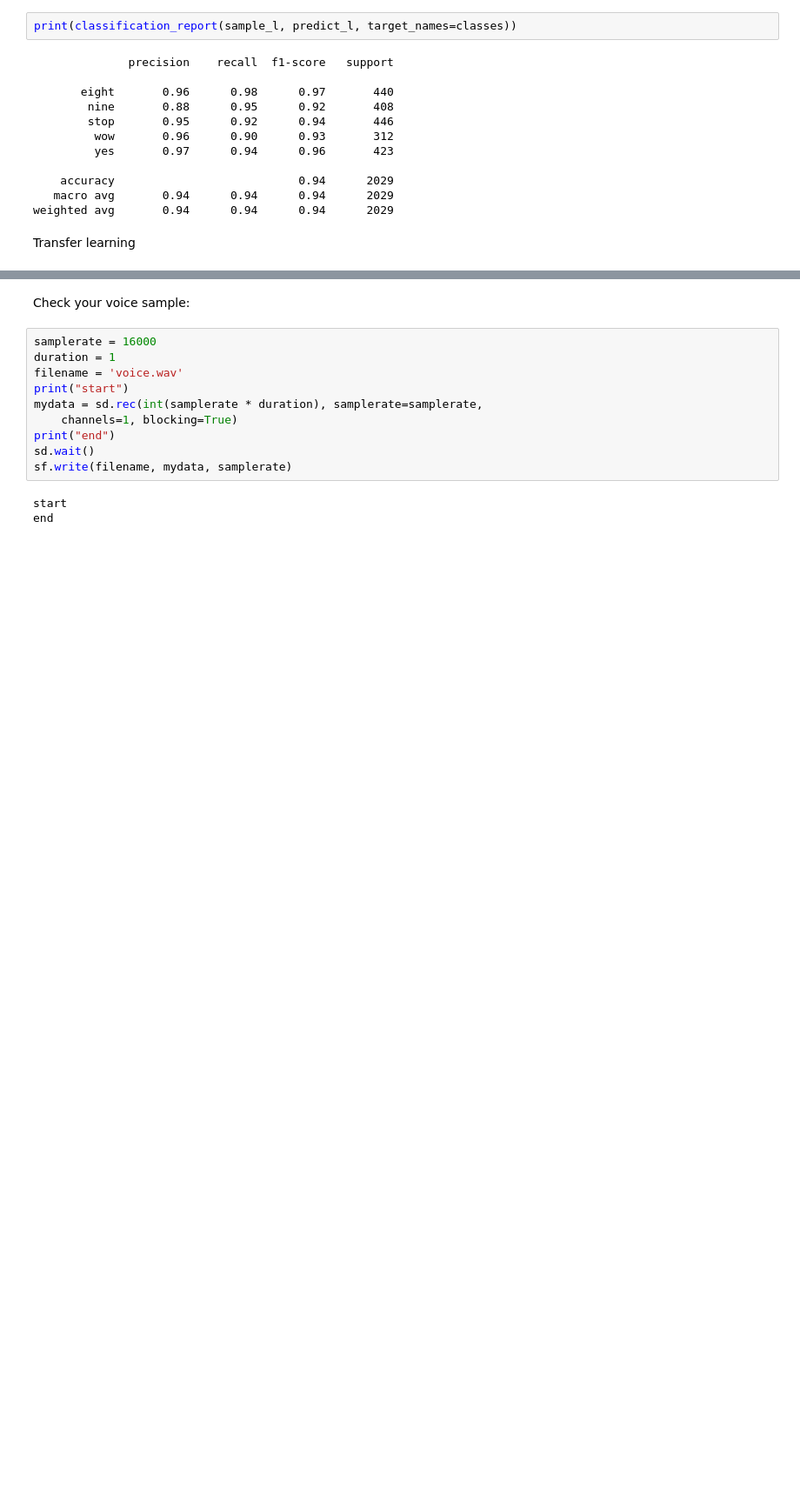
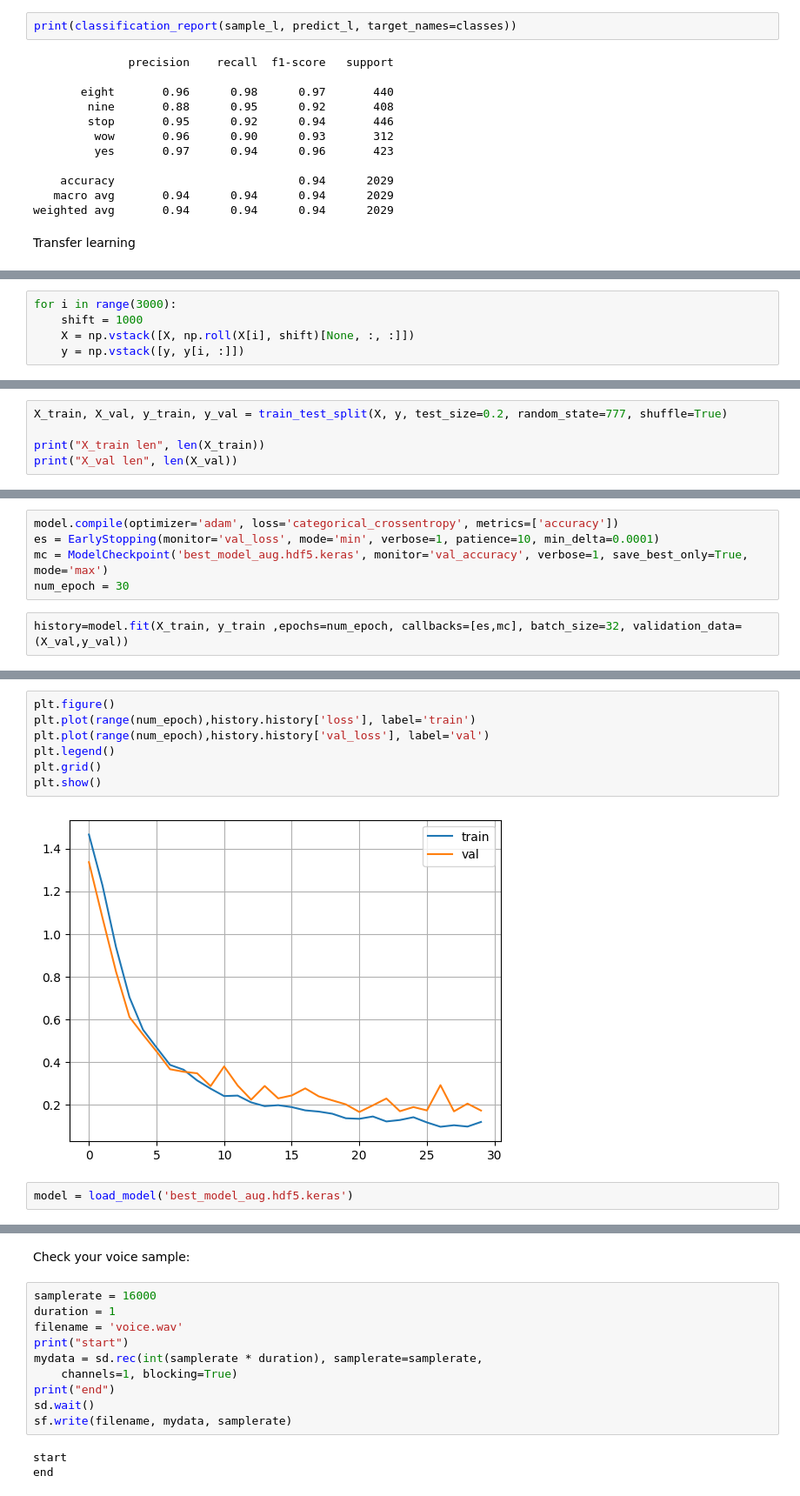
Before and after one commit to TMarszalek129/SpeechRecognition, a Jupyter notebook: SpeechRec.ipynb, the cells around one changed output, grey strips where cells are left out. Shown: that part at 87% size. Cells and saved outputs as stored; diff of their text form; blank space fills up the shorter version.

Commit message:
Data augmentation added

```diff
--- a/SpeechRec.ipynb
+++ b/SpeechRec.ipynb
@@ -269,0 +330,5 @@ Chosen labels:  ['nine' 'eight' 'yes' 'wow' 'stop']
+# %%
+for i in range(3000):
+    shift = 1000
+    X = np.vstack([X, np.roll(X[i], shift)[None, :, :]])
+    y = np.vstack([y, y[i, :]])
@@ -269,0 +349,5 @@ Chosen labels:  ['nine' 'eight' 'yes' 'wow' 'stop']
+# %%
+X_train, X_val, y_train, y_val = train_test_split(X, y, test_size=0.2, random_state=777, shuffle=True)
+
+print("X_train len", len(X_train))
+print("X_val len", len(X_val))
@@ -269,0 +419,7 @@ Chosen labels:  ['nine' 'eight' 'yes' 'wow' 'stop']
+# %%
+model.compile(optimizer='adam', loss='categorical_crossentropy', metrics=['accuracy'])
+es = EarlyStopping(monitor='val_loss', mode='min', verbose=1, patience=10, min_delta=0.0001)
+mc = ModelCheckpoint('best_model_aug.hdf5.keras', monitor='val_accuracy', verbose=1, save_best_only=True, mode='max')
+num_epoch = 30
+# %%
+history=model.fit(X_train, y_train ,epochs=num_epoch, callbacks=[es,mc], batch_size=32, validation_data=(X_val,y_val))
@@ -269,0 +444,11 @@ Chosen labels:  ['nine' 'eight' 'yes' 'wow' 'stop']
+# %%
+plt.figure()
+plt.plot(range(num_epoch),history.history['loss'], label='train')
+plt.plot(range(num_epoch),history.history['val_loss'], label='val')
+plt.legend()
+plt.grid()
+plt.show()
+# %% [output]
+[figure, added]
+# %%
+model = load_model('best_model_aug.hdf5.keras')
```
Also changed, not shown: parts of 20 cells of this notebook.
